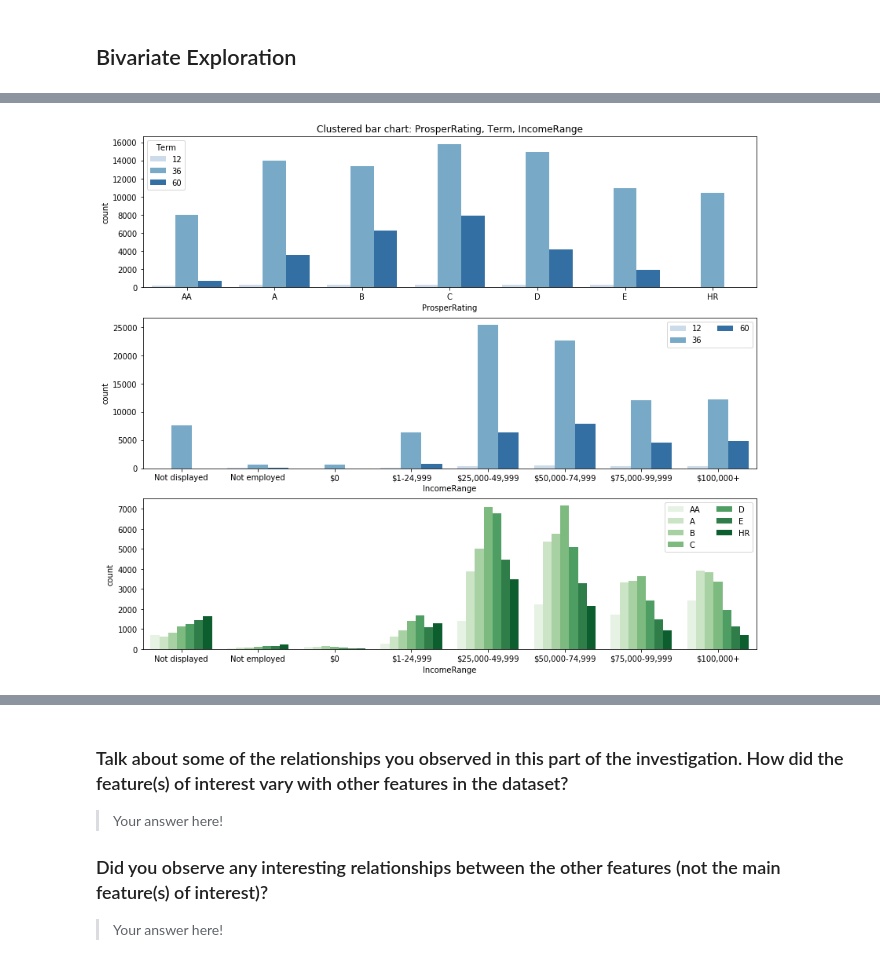
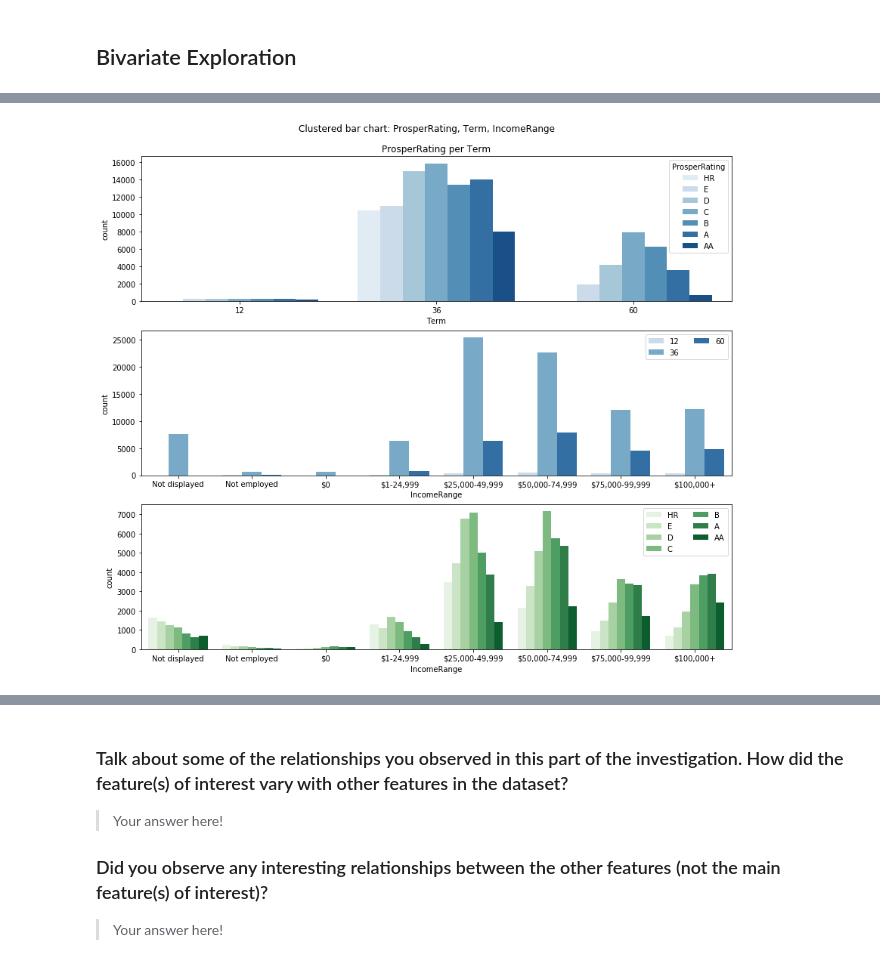
Before and after one commit to trulsmoller/communicate_data_findings, a Jupyter notebook: Exploration-of_Prosper-loan-data.ipynb, the cells around one changed output, grey strips where cells are left out. Cells and saved outputs as stored; diff of their text form; code cells hidden in the pictures.

```diff
--- a/Exploration-of_Prosper-loan-data.ipynb
+++ b/Exploration-of_Prosper-loan-data.ipynb
@@ -214,7 +220,7 @@ ordinal_var_dict = {'Term': ['12','36','60'],
                     'ListingCategory': list(d.values()),
                     'IncomeRange': ['Not displayed', 'Not employed', '$0', '$1-24,999', '$25,000-49,999', '$50,000-74,999', '$75,000-99,999', '$100,000+'],
                     'EmploymentStatus': ['Employed', 'Self-employed', 'Full-time', 'Part-time', 'Retired', 'Other', 'Not employed', 'Not available'],
-                    'ProsperRating': ['AA', 'A', 'B', 'C', 'D', 'E', 'HR']}
+                    'ProsperRating': ['HR', 'E', 'D', 'C', 'B', 'A', 'AA']}
 
 for var in ordinal_var_dict:
     ordered_var = pd.api.types.CategoricalDtype(ordered = True,
@@ -246,0 +281,5 @@ We see that the categorical data types are indeed there, and among them at the v
+# %%
+# We drop the rows with credit score range less than 400. There turns out to be four of them.
+
+ind = df[(df.CreditScoreRangeLower < 400) | (df.CreditScoreRangeUpper < 400)].index
+ind
@@ -246,0 +288,2 @@ We see that the categorical data types are indeed there, and among them at the v
+# %%
+df = df.drop(ind)
@@ -246,0 +298,2 @@ We see that the categorical data types are indeed there, and among them at the v
+# %%
+df['CreditScore'] = (df['CreditScoreRangeUpper'] + df['CreditScoreRangeLower'])/2.0
@@ -884,22 +1028,23 @@ https://pandas.pydata.org/pandas-docs/stable/user_guide/indexing.html#deprecate-
 # %%
 # since there's only three subplots to create, using the full data should be fine.
 plt.figure(figsize = [14, 12])
 
 # subplot 1: ProsperRating vs Term
 plt.subplot(3, 1, 1)
-sb.countplot(data = df, x = 'ProsperRating', hue = 'Term', palette = 'Blues')
-plt.title('Clustered bar chart: ProsperRating, Term, IncomeRange')
+sb.countplot(data = df, x = 'Term', hue = 'ProsperRating', palette = 'Blues')
+plt.title('ProsperRating per Term')
+plt.suptitle('Clustered bar chart: ProsperRating, Term, IncomeRange', x = 0.5, y=0.93)
 
 # subplot 2: IncomeRange vs. Term
 ax = plt.subplot(3, 1, 2)
 sb.countplot(data = df, x = 'IncomeRange', hue = 'Term', palette = 'Blues')
 ax.legend(ncol = 2) # re-arrange legend to reduce overlapping
 
 # subplot 3: IncomeRange vs. color, use different color palette
 ax = plt.subplot(3, 1, 3)
 sb.countplot(data = df, x = 'IncomeRange', hue = 'ProsperRating', palette = 'Greens')
 ax.legend(loc = 1, ncol = 2) # re-arrange legend to remove overlapping
 
 plt.show()
 # %% [output]
-[figure, old version]
+[figure, new version]
```
Also changed, not shown: parts of 91 cells of this notebook.
